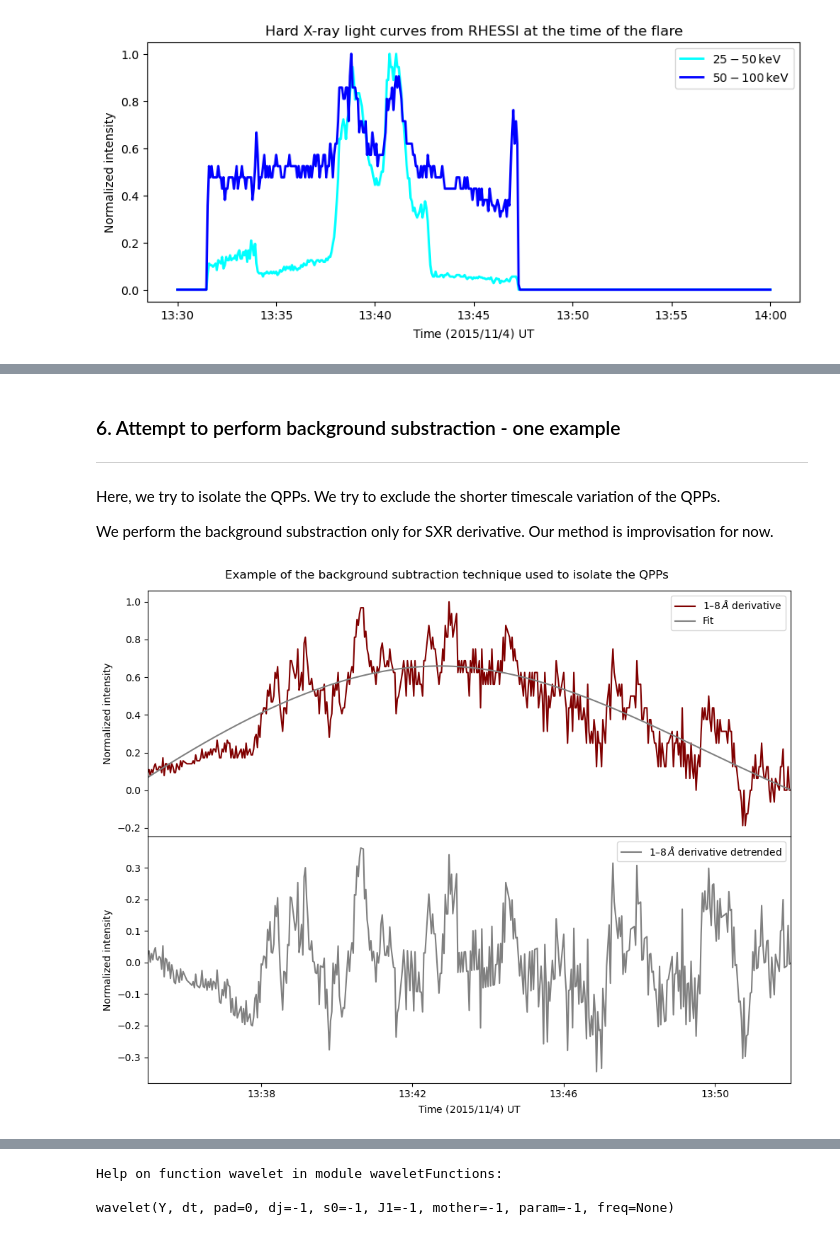
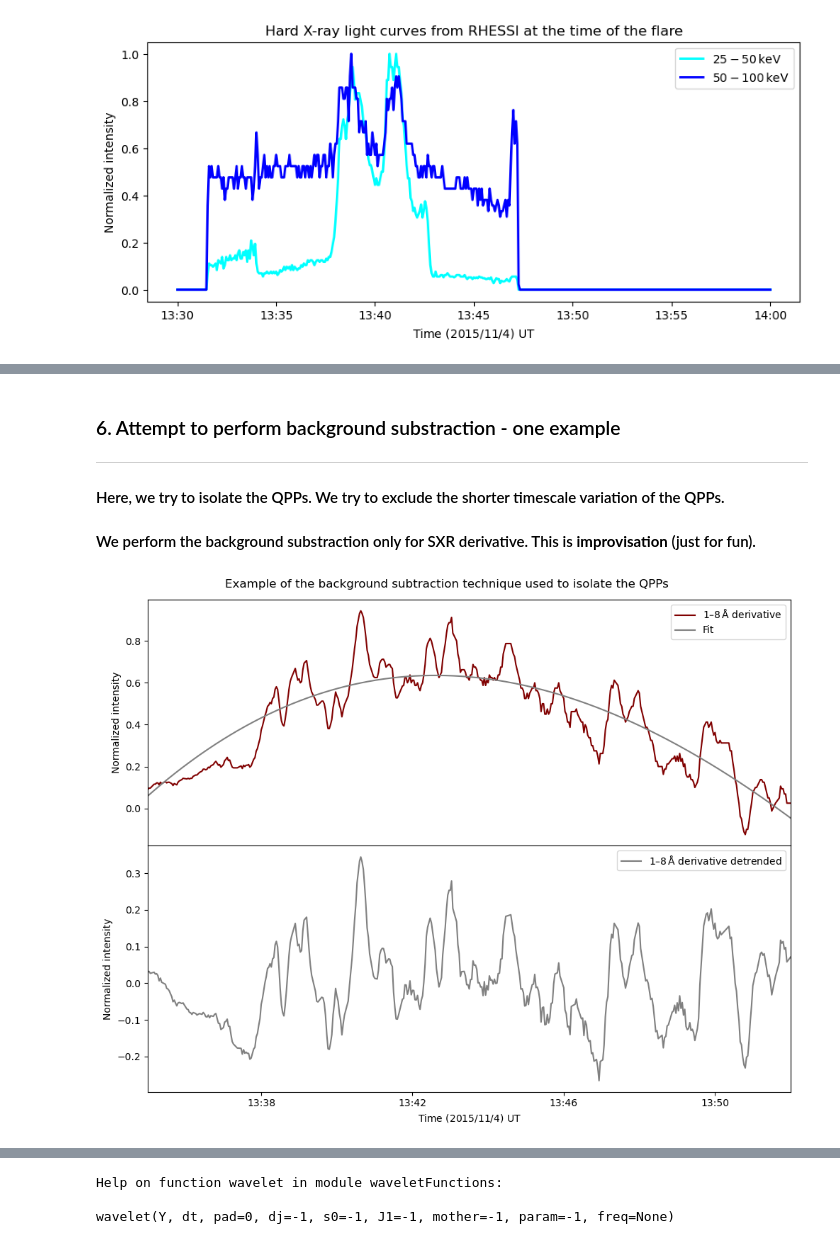
Before and after one commit to zorzeus/solar_flares_internship, a Jupyter notebook: sfi_01.ipynb, the cells around one changed output, grey strips where cells are left out. Cells and saved outputs as stored; diff of their text form; code cells hidden in the pictures.

```diff
--- a/sfi_01.ipynb
+++ b/sfi_01.ipynb
@@ -154,7 +160,7 @@ dint_dt = dint_dt.dropna()
 dint_dt_norm = dint_dt / dint_dt.max()
 # dint_dt_norm = (dint_dt - dint_dt.min())/(dint_dt.max() - dint_dt.min())
 
-smooth_window = int(20 / 2)  # smoothing
+smooth_window = int(10 / 2)  # smoothing
 smooth_goes_derv = dint_dt_norm.rolling(window=smooth_window, center=True).mean().dropna()
 
 plt.figure(figsize=(16,4))
@@ -165,7 +171,7 @@ ax.xaxis.set_major_formatter(mdates.DateFormatter('%H:%M'))
 ax.xaxis.set_major_locator(mdates.MinuteLocator(interval=5))
 plt.xlabel(r'Time $(2015/11/4)$ UT')
 plt.ylabel('Normalized intensity')
-plt.title(r'Time Derivative of soft X-ray light curve from GOES $1–8\,\AA$')
+plt.title(r'Time derivative of soft X-ray light curve from GOES $1–8\,\rm\AA$')
 
 plt.subplot(122)
 plt.plot(smooth_goes_derv, c='maroon', lw=1)
@@ -176,6 +182,6 @@ ax.xaxis.set_major_locator(mdates.MinuteLocator(interval=5))
 
 plt.xlabel(r'Time $(2015/11/4)$ UT')
 plt.ylabel('Normalized intensity')
-plt.title(r'Smoothed time Derivative of soft X-ray light curve from GOES $1–8\,\AA$')
+plt.title(r'Smoothed time derivative of soft X-ray light curve from GOES $1–8\,\rm\AA$')
 plt.show()
 # %% [output]
@@ -430,12 +430,12 @@ plt.show()
 
 ---
 
-Here, we try to isolate the QPPs. We try to exclude the shorter timescale variation of the QPPs.
+#### Here, we try to isolate the QPPs. We try to exclude the shorter timescale variation of the QPPs.
 
-We perform the background substraction only for SXR derivative. Our method is improvisation for now.
+#### We perform the background substraction only for SXR derivative. This is **improvisation** (just for fun).
 # %%
-goes_derv = dint_dt_norm
-goes_derv = goes_derv.truncate("2015-11-04T13:34","2015-11-04T13:52")
+goes_derv = smooth_goes_derv
+goes_derv = goes_derv.truncate("2015-11-04 13:34:00","2015-11-04 13:54:00")
 t = (goes_derv.index - goes_derv.index[0]).total_seconds()
 y = goes_derv.values
 n = len(y)
@@ -447,25 +447,25 @@ detrended = y - background
 # %%
 plt.figure(figsize=(10,8))
 plt.subplot(211)
-plt.plot(goes_derv.index, y, c='maroon', label=r'$1–8\,\AA$ derivative')
+plt.plot(goes_derv.index, y, c='maroon', label=r'$1–8\,\rm\AA$ derivative')
 plt.plot(goes_derv.index, background, c='grey', label='Fit')
 plt.ylabel('Normalized intensity')
 plt.xticks([])
 plt.xlim(['2015-11-04 13:35','2015-11-04 13:52'])
 plt.legend()
 plt.subplot(212)
-plt.plot(goes_derv.index, detrended, color='grey', label=r'$1–8\,\AA$ derivative detrended')
+plt.plot(goes_derv.index, detrended, color='grey', label=r'$1–8\,\rm\AA$ derivative detrended')
 ax = plt.gca()
 ax.xaxis.set_major_formatter(mdates.DateFormatter('%H:%M'))
 ax.xaxis.set_major_locator(mdates.MinuteLocator(interval=4))
 plt.xlim(['2015-11-04 13:35','2015-11-04 13:52'])
 plt.xlabel(r'Time $(2015/11/4)$ UT')
 plt.ylabel('Normalized intensity')
 plt.legend()
 plt.suptitle('Example of the background subtraction technique used to isolate the QPPs')
 plt.tight_layout()
 plt.subplots_adjust(hspace=0.0)
 plt.show()
 # %% [output]
-[figure, old version]
+[figure, new version]
 # %% [markdown]
```
Also changed, not shown: parts of 34 cells of this notebook.
